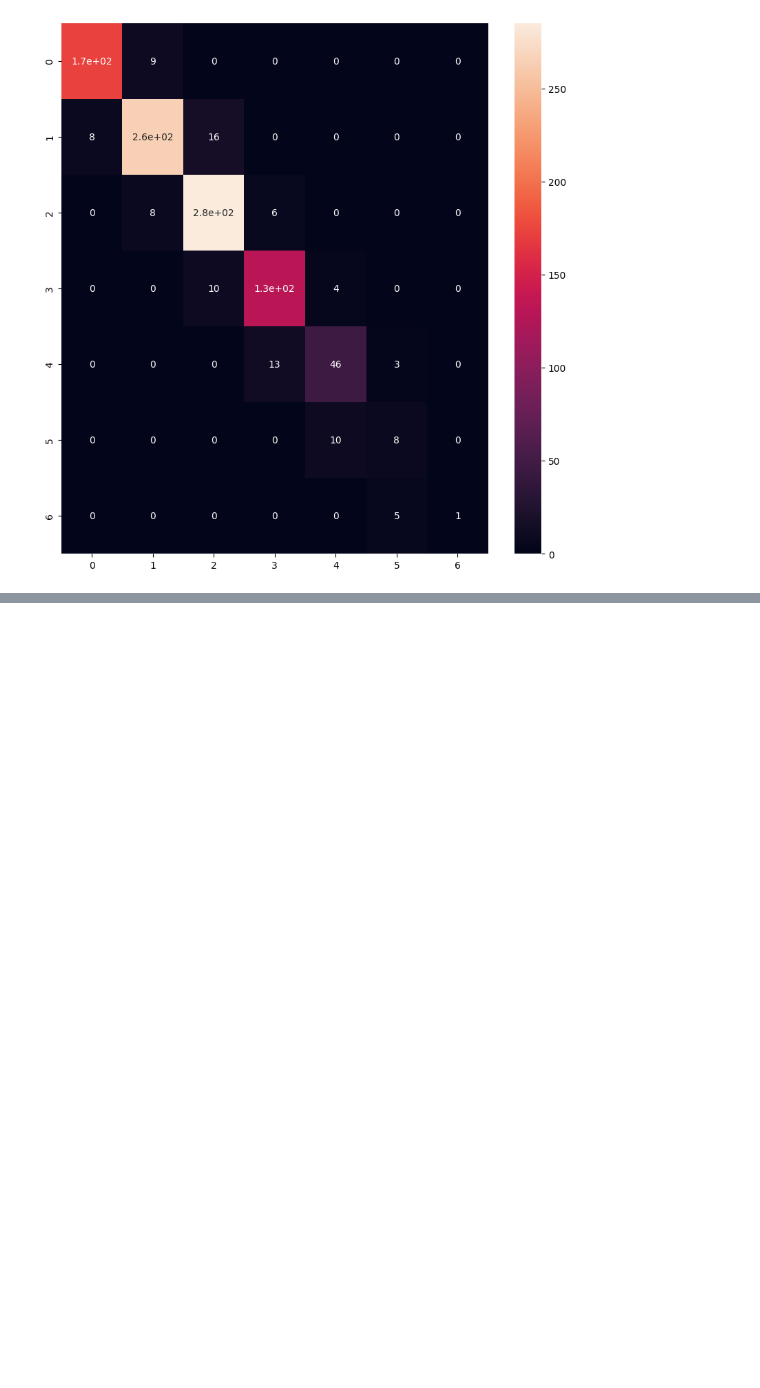
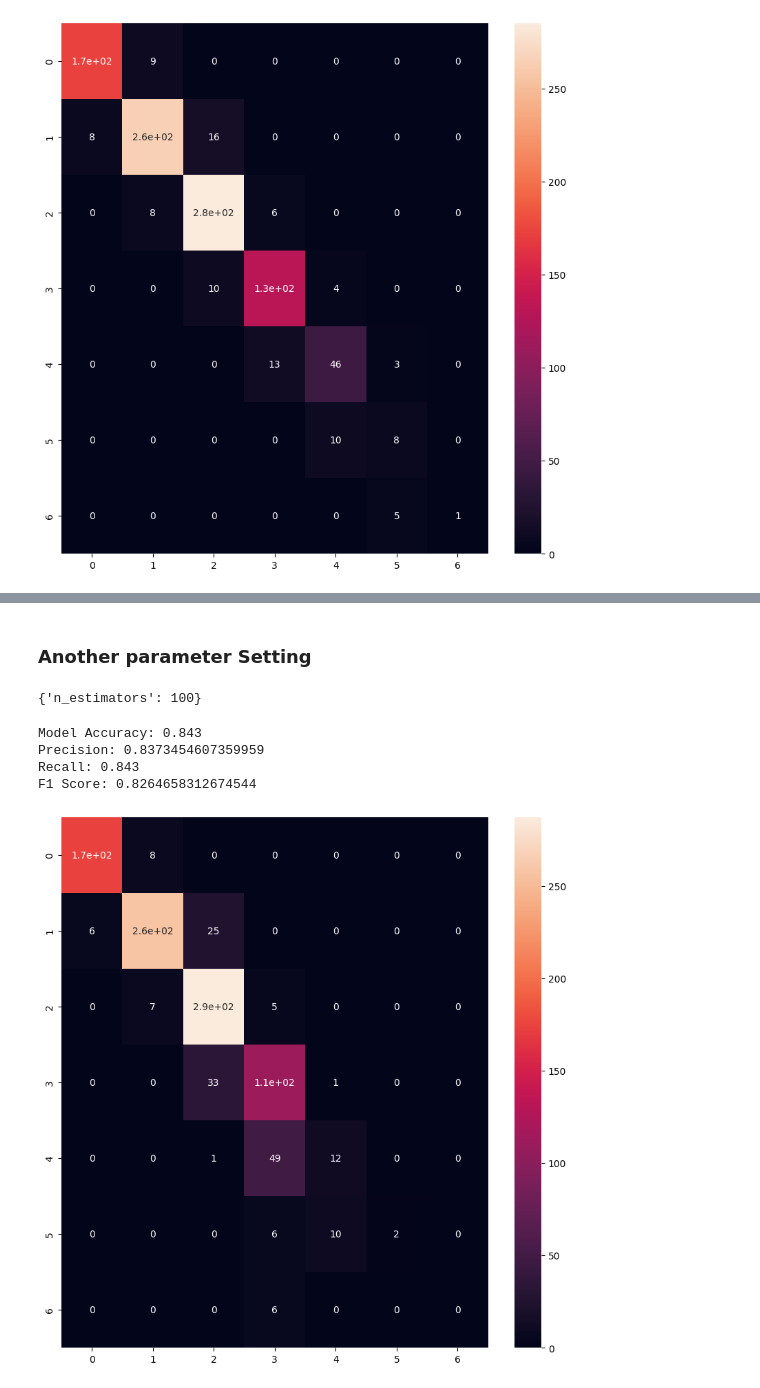
Before and after one commit to Snaseri2001/Machine-learning, a Jupyter notebook: Classification_Lohn/TU_ML_2025S_Loan.ipynb, the cells around one changed output, grey strips where cells are left out. Cells and saved outputs as stored; diff of their text form; code cells hidden in the pictures; blank space fills up the shorter version.

```diff
--- a/Classification_Lohn/TU_ML_2025S_Loan.ipynb
+++ b/Classification_Lohn/TU_ML_2025S_Loan.ipynb
@@ -681,0 +871,7 @@ plt.show()
+# %%
+results = pd.DataFrame(grid_search.cv_results_)
+results_df = results[['param_n_estimators','mean_test_score']]
+results_df = results_df.sort_values(by='mean_test_score', ascending=False)
+
+print("Top 5 parameter combinations by mean test score:")
+print(results_df.head())
@@ -681,0 +905,33 @@ plt.show()
+# %% [markdown]
+### Another parameter Setting
+# %%
+chosen_params = results.loc[2, 'params']
+chosen_params
+# %% [output]
+{'n_estimators': 100}
+# %%
+model = RandomForestClassifier(**chosen_params)
+model.fit(X_train, y_train)
+y_pred = model.predict(X_test)
+accuracy = accuracy_score(y_test, y_pred)
+print("Model Accuracy:", accuracy)
+precision = precision_score(y_test, y_pred, average='weighted')
+# Recall
+recall = recall_score(y_test, y_pred, average='weighted')
+# F1 Score
+f1 = f1_score(y_test, y_pred, average='weighted')
+print("Precision:", precision)
+print("Recall:", recall)
+print("F1 Score:", f1)
+# %% [output]
+Model Accuracy: 0.843
+Precision: 0.8373454607359959
+Recall: 0.843
+F1 Score: 0.8264658312674544
+# %%
+plt.figure(figsize=(10, 10))
+cm=confusion_matrix(y_test, y_pred)
+sns.heatmap(cm, annot=True)
+plt.show()
+# %% [output]
+[figure, added]
```
Also changed, not shown: parts of 53 cells of this notebook.
